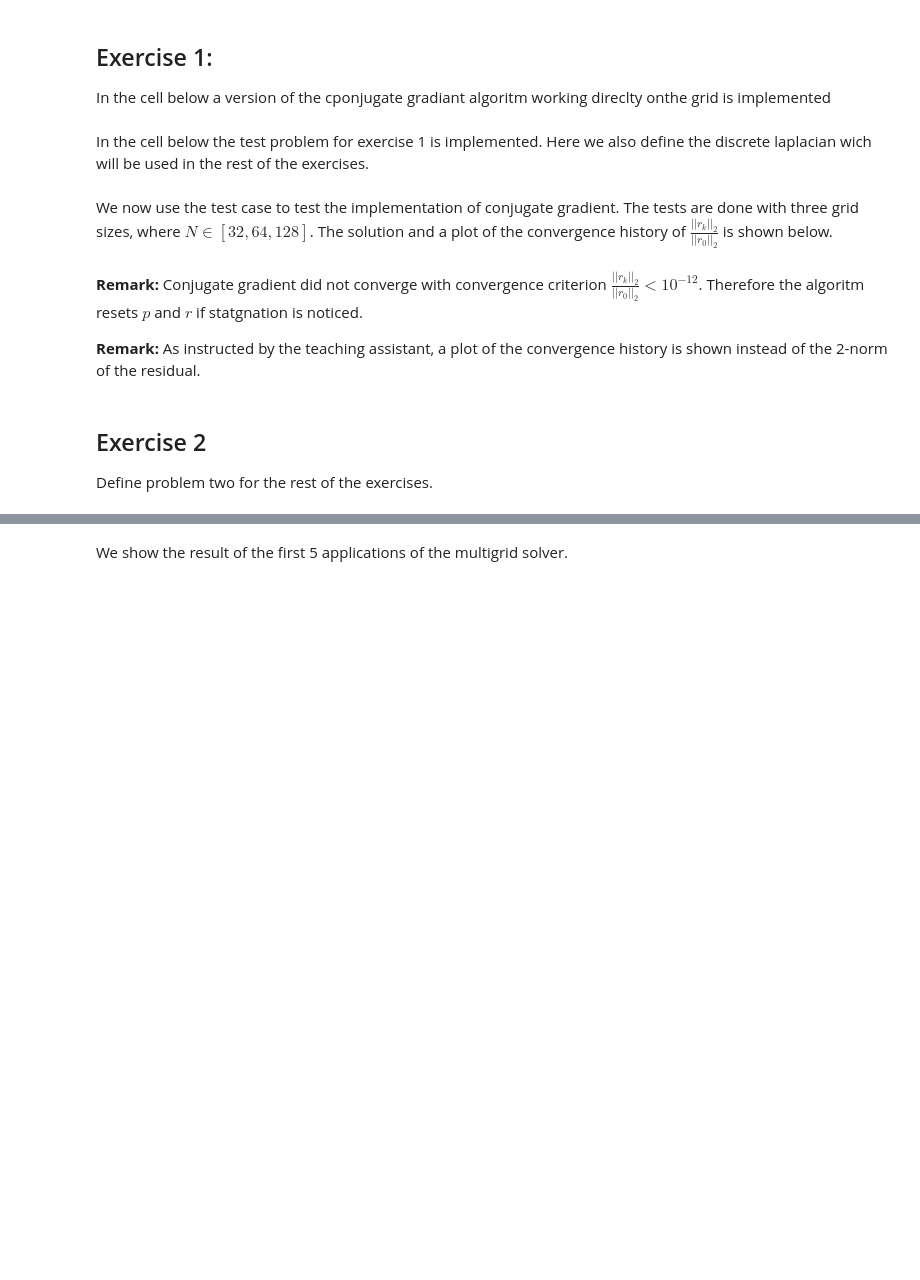
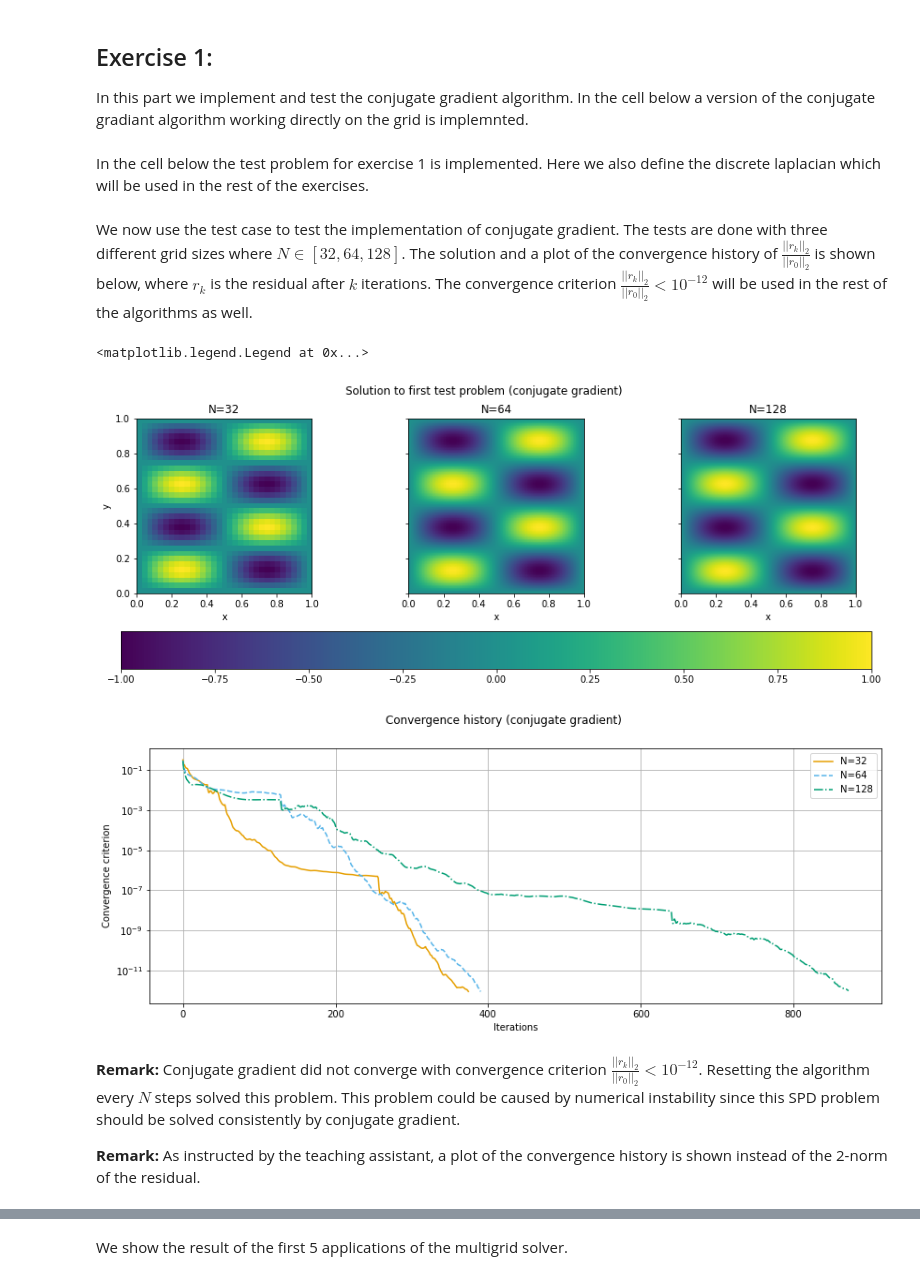
Before and after one commit to alexarntzen/num-linalg, a Jupyter notebook: report/project_part1.ipynb, the cells around one changed output, grey strips where cells are left out. Cells and saved outputs as stored; diff of their text form; code cells hidden in the pictures; blank space fills up the shorter version.

```diff
--- a/report/project_part1.ipynb
+++ b/report/project_part1.ipynb
@@ -18,2 +23,16 @@ Specificaly, a method working directly on the gridnodes will be used. Thus, we n
+# %%
+% load_ext autoreload
+% autoreload 2
+
+# imports and useful functions
+import matplotlib.pyplot as plt
+
+# line cyclers adapted to colourblind people
+from cycler import cycler
+
+line_cycler = (cycler(color=["#E69F00", "#56B4E9", "#009E73", "#0072B2", "#D55E00", "#CC79A7", "#F0E442"]) +
+               cycler(linestyle=["-", "--", "-.", ":", "-", "--", "-."]))
+plt.rc("axes", prop_cycle=line_cycler)
+plt.rc('axes', axisbelow=True)
 # %%
 """First define some useful functions for plotting and testing"""
@@ -23,46 +39,52 @@ Specificaly, a method working directly on the gridnodes will be used. Thus, we n
 from linalg.convergence import *
 # %% [markdown]
 ## Exercise 1:
-In the cell below a version of the cponjugate gradiant algoritm working direclty onthe grid is implemented
+In this part we implement and test the conjugate gradient algorithm.
+In the cell below a version of the conjugate gradiant algorithm working directly on the grid is implemnted.
 # %%
 from linalg.iterative import cg
 # %% [markdown]
-In the cell below the test problem for exercise 1 is implemented. Here we also define the discrete laplacian wich will be used in the rest of the exercises.
+In the cell below the test problem for exercise 1 is implemented.
+Here we also define the discrete laplacian which will be used in the rest of the exercises.
 # %%
 from test.case_one import CaseOne
 from linalg.laplacian import neg_discrete_laplacian
 # %% [markdown]
 We now use the test case to test the implementation of conjugate gradient.
-The tests are done with three grid sizes, where $N \in [32, 64, 128]$. The solution and a plot of the convergence history of $\frac{||r_k||_2}{||r_0||_2}$ is shown below.
+The tests are done with three different grid sizes where $N \in [32, 64, 128]$.
+The solution and a plot of the convergence history of $\frac{||r_k||_2}{||r_0||_2}$ is shown below,
+where $r_k$ is the residual after $k$ iterations.
+The convergence criterion $\frac{||r_k||_2}{||r_0||_2} < 10^{-12}$ will be used in the rest of the algorithms as well.
 # %%
 N_list = [32, 64, 128]
-
-fig, axs = plt.subplots(ncols=len(N_list), sharey=True, figsize=(5 * len(N_list), 5))
-fig.suptitle("Solution to first test pro (conjugate gradient)")
+fig, axs = plt.subplots(ncols=len(N_list), sharey=True, figsize=(15, 5))
+fig.suptitle("Solution to first test problem (conjugate gradient)")
 
 fig_conv, axs_conv = plt.subplots(1, figsize=(14, 5))
 axs_conv.set_ylabel("Convergence criterion")
 axs_conv.set_xlabel("Iterations")
 fig_conv.suptitle("Convergence history (conjugate gradient)")
-
+axs_conv.grid()
 for i, N in enumerate(N_list):
     rhs = CaseOne.get_rhs(N)
     U_0 = CaseOne.get_u_0(N)
     U_num, conv_hist = cg(A=neg_discrete_laplacian, x_0=U_0, rhs=rhs, N=N, tol=1e-12, maxiter=3000, conv_hist=True)
-    im = axs[i].imshow(U_num.T, origin="lower", extent=[0, 1, 0, 1], label=f"N={N}")
+    im = axs[i].imshow(U_num.T, origin="lower", extent=[0, 1, 0, 1], label=f"N={N}", interpolation=None)
 
     axs[0].set_ylabel("y")
     axs[i].set_xlabel("x")
     axs[i].set_title(f"N={N}")
     axs_conv.semilogy(conv_hist, label=f"N={N}")
 
 fig.colorbar(im, ax=axs, orientation="horizontal")
 plt.legend()
+# %% [output]
+<matplotlib.legend.Legend at 0x...>
+[figure, added]
+[figure, added]
 # %% [markdown]
 **Remark:** Conjugate gradient did not converge with convergence criterion  $\frac{||r_k||_2}{||r_0||_2} < 10^{-12}$.
-Therefore the algoritm resets $p$ and $r$ if statgnation is noticed.
+Resetting the algorithm every $N$ steps solved this problem.
+This problem could be caused by numerical instability since this SPD problem should be solved consistently by conjugate gradient.
 
 **Remark:** As instructed by the teaching assistant, a plot of the convergence history is shown instead of the 2-norm of the residual.
-# %% [markdown]
-##  Exercise 2
-Define problem two for the rest of the exercises.
```
Also changed, not shown: parts of 22 cells of this notebook.
